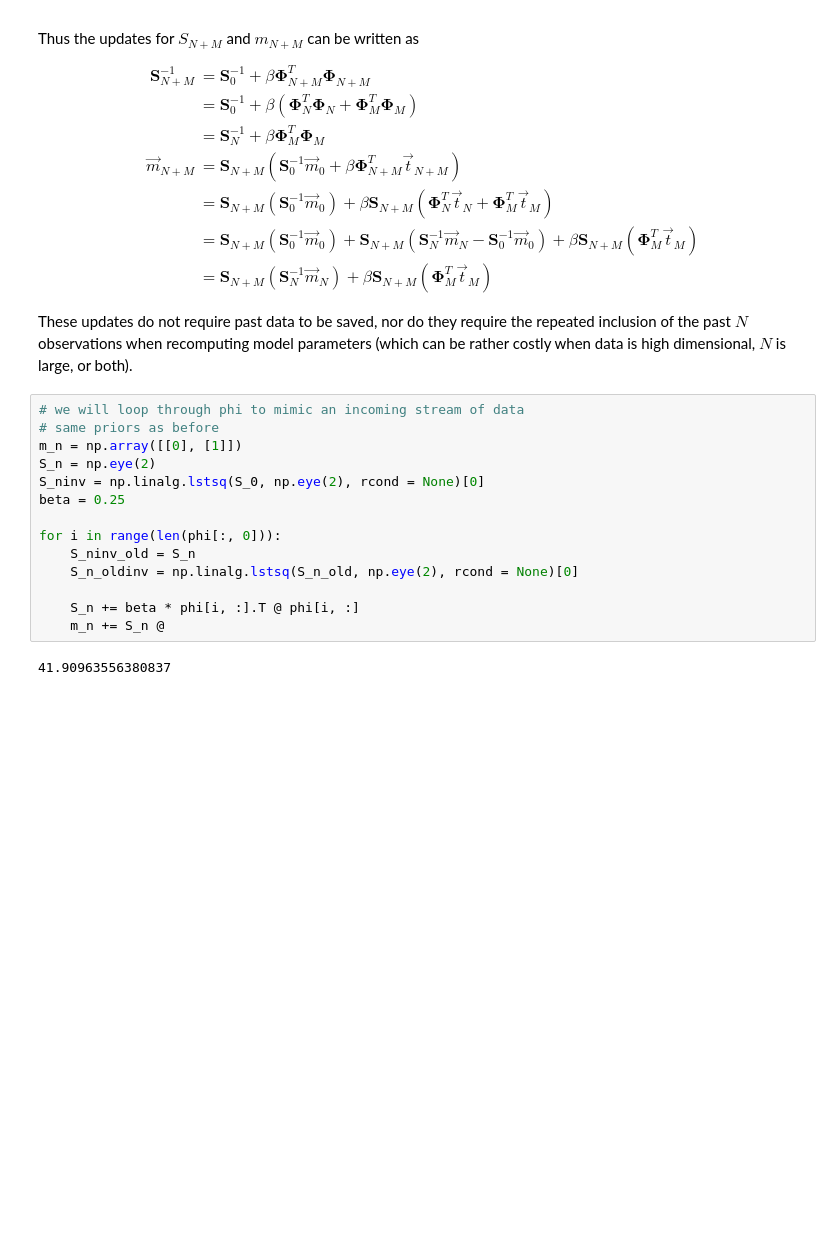
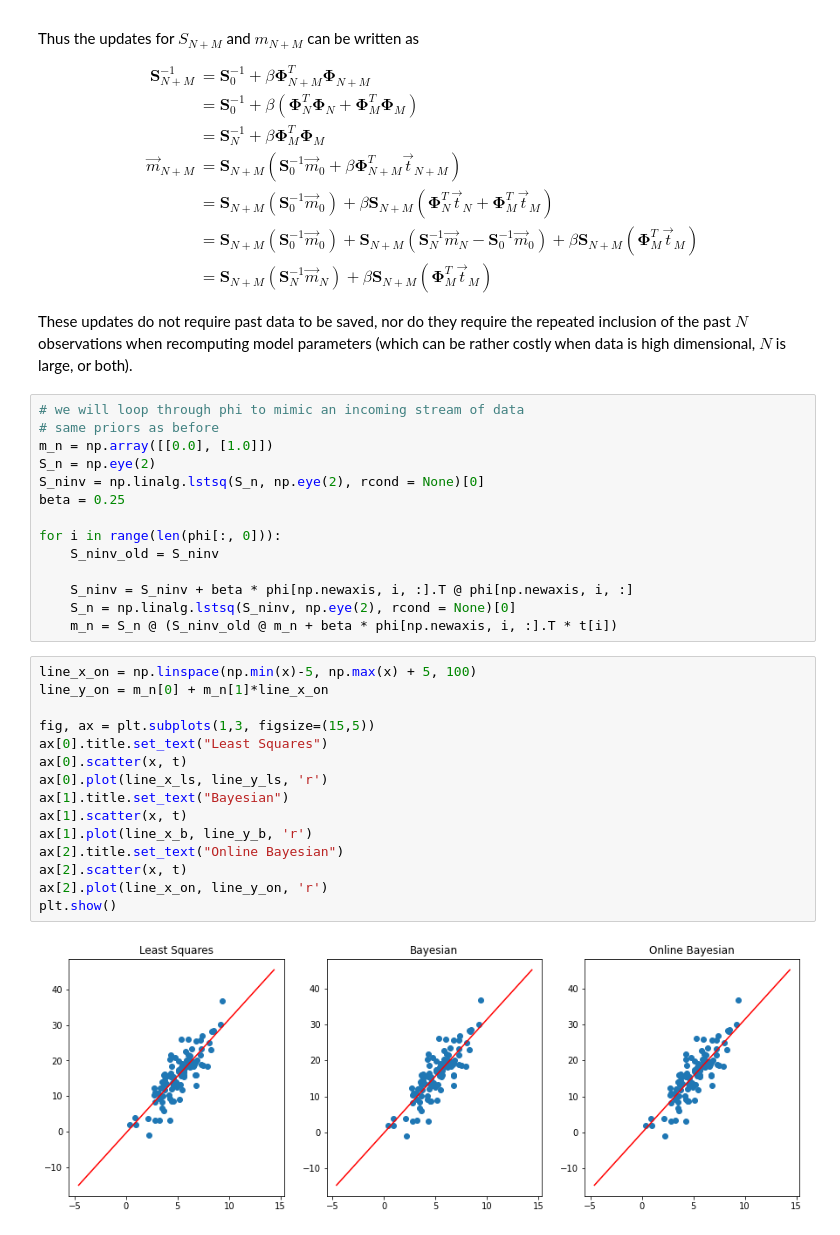
Before and after one commit to chaue/BayesianUpdate, a Jupyter notebook: BayesianLR.ipynb, the cells around one changed output. Saved outputs shown, nothing was run; the diff lists cells and outputs as text; blank space fills up the shorter version.

Commit message:
fixed online update

```diff
--- a/BayesianLR.ipynb
+++ b/BayesianLR.ipynb
@@ -189,16 +189,31 @@ These updates do not require past data to be saved, nor do they require the repe
 # %%
 # we will loop through phi to mimic an incoming stream of data
 # same priors as before
-m_n = np.array([[0], [1]])
+m_n = np.array([[0.0], [1.0]])
 S_n = np.eye(2)
-S_ninv = np.linalg.lstsq(S_0, np.eye(2), rcond = None)[0]
+S_ninv = np.linalg.lstsq(S_n, np.eye(2), rcond = None)[0]
 beta = 0.25
 
 for i in range(len(phi[:, 0])):
-    S_ninv_old = S_n
-    S_n_oldinv = np.linalg.lstsq(S_n_old, np.eye(2), rcond = None)[0]
+    S_ninv_old = S_ninv
 
-    S_n += beta * phi[i, :].T @ phi[i, :]
-    m_n += S_n @
+    S_ninv = S_ninv + beta * phi[np.newaxis, i, :].T @ phi[np.newaxis, i, :]
+    S_n = np.linalg.lstsq(S_ninv, np.eye(2), rcond = None)[0]
+    m_n = S_n @ (S_ninv_old @ m_n + beta * phi[np.newaxis, i, :].T * t[i])
-# %% [output]
-41.90963556380837
+# %%
+line_x_on = np.linspace(np.min(x)-5, np.max(x) + 5, 100)
+line_y_on = m_n[0] + m_n[1]*line_x_on
+
+fig, ax = plt.subplots(1,3, figsize=(15,5))
+ax[0].title.set_text("Least Squares")
+ax[0].scatter(x, t)
+ax[0].plot(line_x_ls, line_y_ls, 'r')
+ax[1].title.set_text("Bayesian")
+ax[1].scatter(x, t)
+ax[1].plot(line_x_b, line_y_b, 'r')
+ax[2].title.set_text("Online Bayesian")
+ax[2].scatter(x, t)
+ax[2].plot(line_x_on, line_y_on, 'r')
+plt.show()
+# %% [output]
+[figure, added]
```
Also changed, not shown: parts of 6 cells of this notebook.
